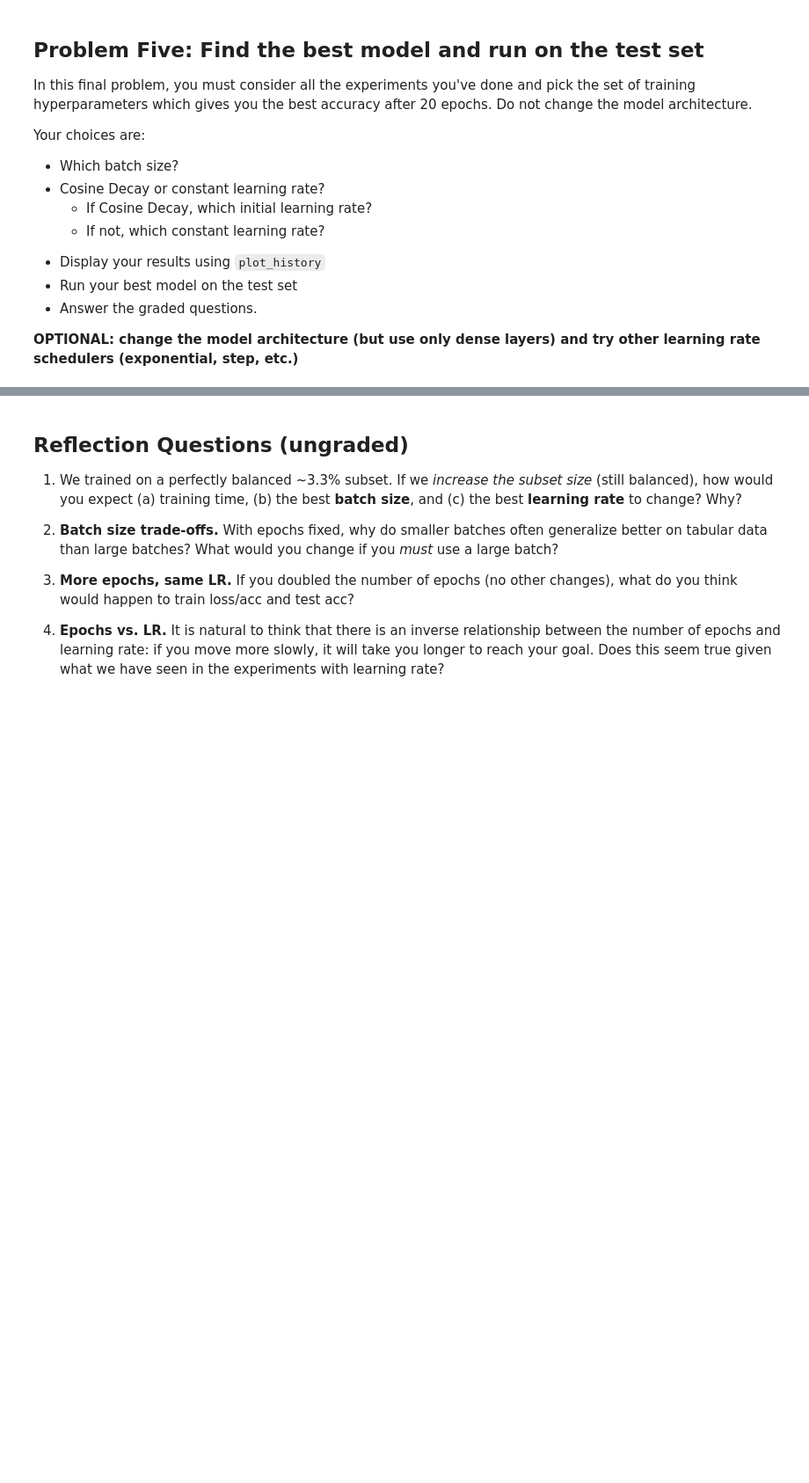
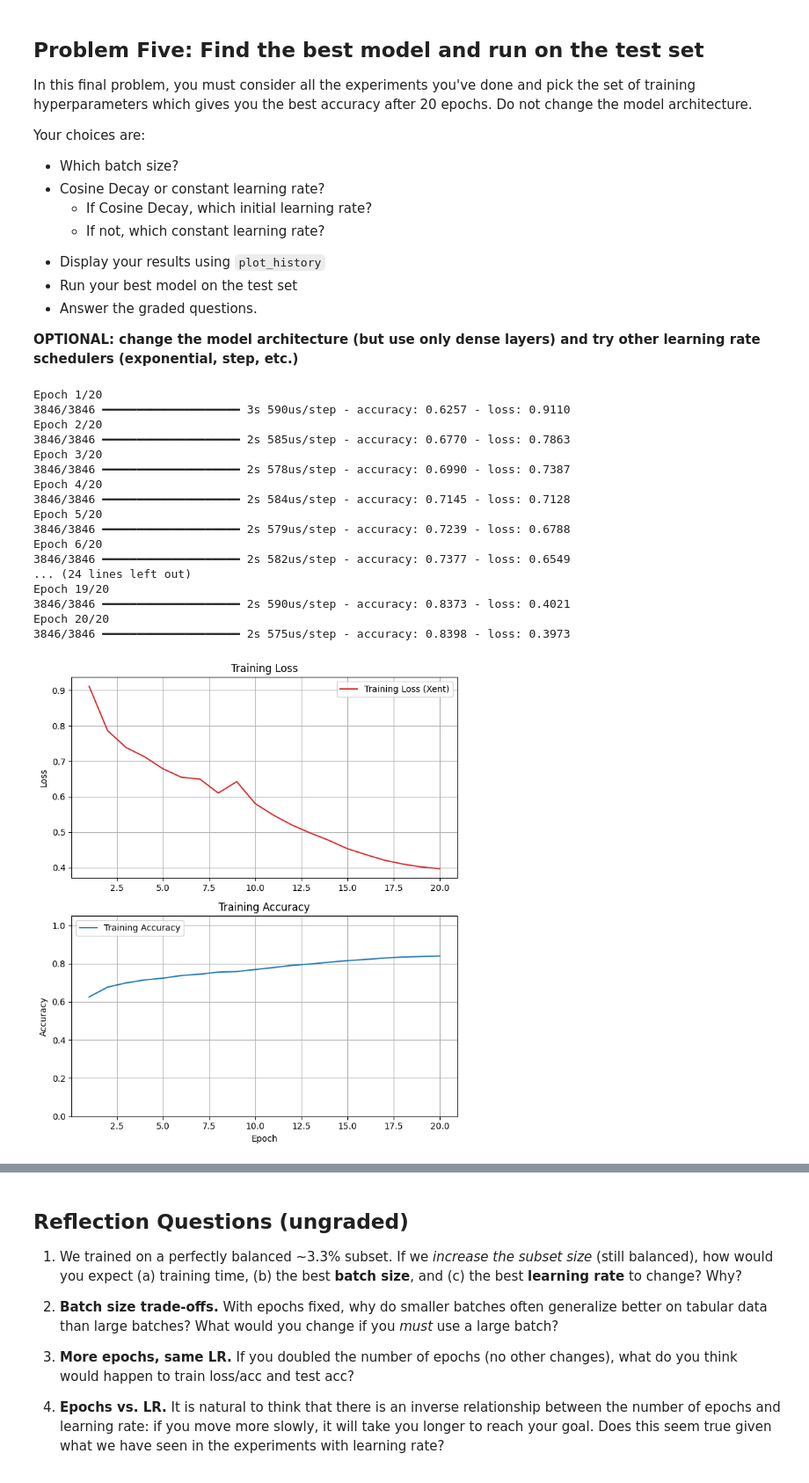
Before and after one commit to calebhadley1/Advanced_ML_and_AI_Coursework, a Jupyter notebook: Homework_02.ipynb, the cells around one changed output, grey strips where cells are left out. Shown at 88% size. Cells and saved outputs as stored; diff of their text form; code cells hidden in the pictures; blank space fills up the shorter version.

```diff
--- a/Homework_02.ipynb
+++ b/Homework_02.ipynb
@@ -599,4 +752,72 @@ Your choices are:
 
 **OPTIONAL: change the model architecture (but use only dense layers) and try other learning rate schedulers (exponential, step, etc.)**
 # %%
-# Your code here -- add as many cells as you need
+"""
+
+Varying batch size our best result was 0.7734 training accuracy with batch_size = 4
+
+Varying learning_rate our best result was training accuracy 0.8219 with 0.0010 learning_rate
+
+Using learning rate scheduler our best result was 0.8817 training accuracy with 0.0100 initial learning rate
+
+Based on these results I plan to use the learning rate scheduler with 0.0100 initial learning rate with a batch_size = 4
+"""
+
+final_batch_size = 4
+final_initial_lr = 1e-2
+
+# Compute the number of steps (batches) per epoch
+steps_per_epoch = int(np.ceil(len(X_train_scaled) / final_batch_size))
+
+# Total number of training steps (needed for per-step schedulers like CosineDecay)
+total_steps = n_epochs * steps_per_epoch
+
+# CosineDecay schedule (per-step)
+lr_schedule = CosineDecay(
+    initial_learning_rate=final_initial_lr,
+    decay_steps=total_steps,
+    alpha=0.0  # Final LR = 0
+)
+
+model = Sequential(
+    [
+    Input(shape=(X_train.shape[1],)),     # Explicit input layer
+    Dense(64, activation="relu"),
+    Dense(32, activation="relu"),
+    Dense(len(classes), activation='softmax') # 1 neuron per unique class since softmax outputs a probability distribution
+    ]
+)
+model.compile(
+    optimizer=Adam(learning_rate=lr_schedule),
+    loss='sparse_categorical_crossentropy',
+    metrics=['accuracy']
+)
+
+model_history = model.fit(
+    X_train_scaled,
+    y_train,
+    epochs=n_epochs,
+    batch_size=final_batch_size
+)
+plot_history(model_history)
+
+training_accuracy = model_history.history['accuracy'][-1]
+# %% [output]
+Epoch 1/20
+3846/3846 ━━━━━━━━━━━━━━━━━━━━ 3s 590us/step - accuracy: 0.6257 - loss: 0.9110
+Epoch 2/20
+3846/3846 ━━━━━━━━━━━━━━━━━━━━ 2s 585us/step - accuracy: 0.6770 - loss: 0.7863
+Epoch 3/20
+3846/3846 ━━━━━━━━━━━━━━━━━━━━ 2s 578us/step - accuracy: 0.6990 - loss: 0.7387
+Epoch 4/20
+3846/3846 ━━━━━━━━━━━━━━━━━━━━ 2s 584us/step - accuracy: 0.7145 - loss: 0.7128
+Epoch 5/20
+3846/3846 ━━━━━━━━━━━━━━━━━━━━ 2s 579us/step - accuracy: 0.7239 - loss: 0.6788
+Epoch 6/20
+3846/3846 ━━━━━━━━━━━━━━━━━━━━ 2s 582us/step - accuracy: 0.7377 - loss: 0.6549
+... (24 lines left out)
+Epoch 19/20
+3846/3846 ━━━━━━━━━━━━━━━━━━━━ 2s 590us/step - accuracy: 0.8373 - loss: 0.4021
+Epoch 20/20
+3846/3846 ━━━━━━━━━━━━━━━━━━━━ 2s 575us/step - accuracy: 0.8398 - loss: 0.3973
+[figure, added]
```
Also changed, not shown: parts of 24 cells of this notebook.
